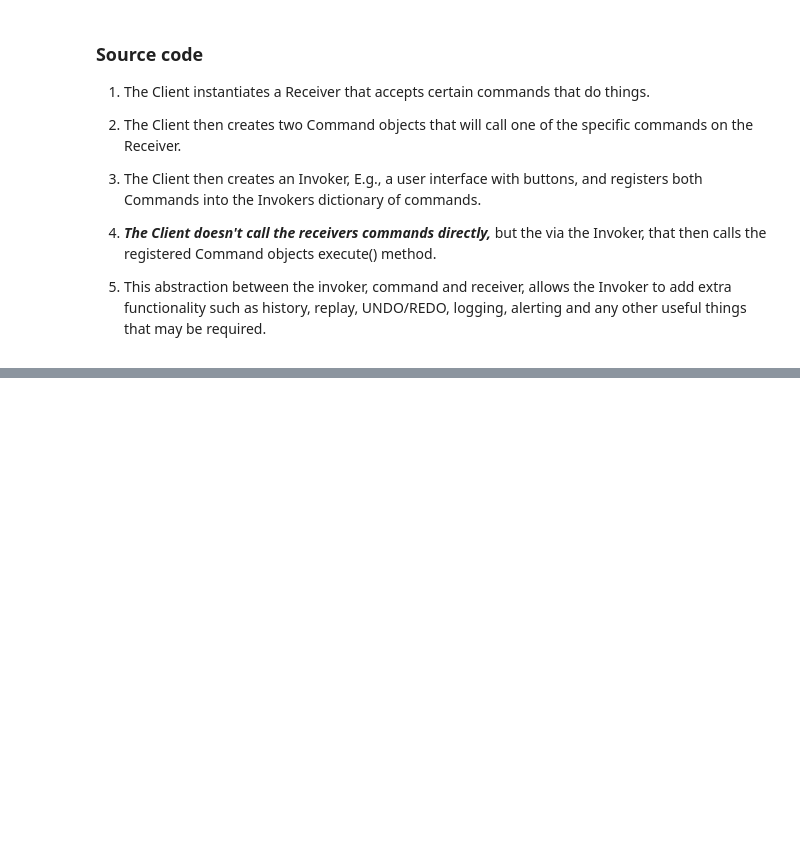
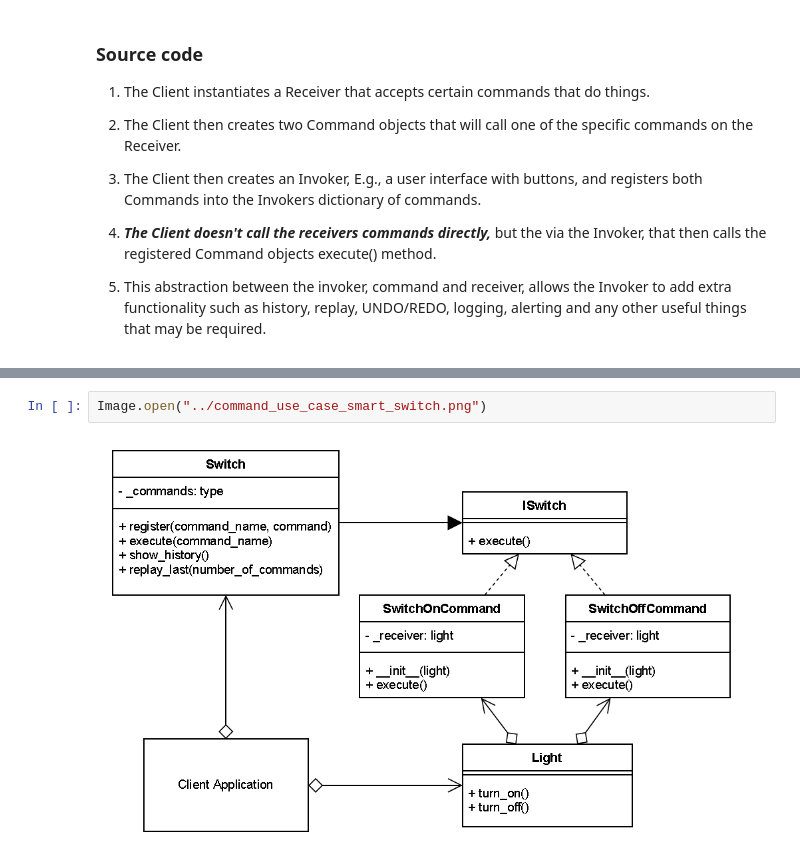
Before and after one commit to Migorithm/migo_python, a Jupyter notebook: design_pattern/behavioural/Command.ipynb, the cells around one changed output, grey strips where cells are left out. Saved outputs shown, nothing was run; the diff lists cells and outputs as text; blank space fills up the shorter version.

Commit message:
Command

```diff
--- a/design_pattern/behavioural/Command.ipynb
+++ b/design_pattern/behavioural/Command.ipynb
@@ -126,0 +147,4 @@ INVOKER.execute("2")
+# %%
+Image.open("../command_use_case_smart_switch.png")
+# %% [output]
+[figure, added]
```
Also changed, not shown: parts of 8 cells of this notebook, 8 other files.
